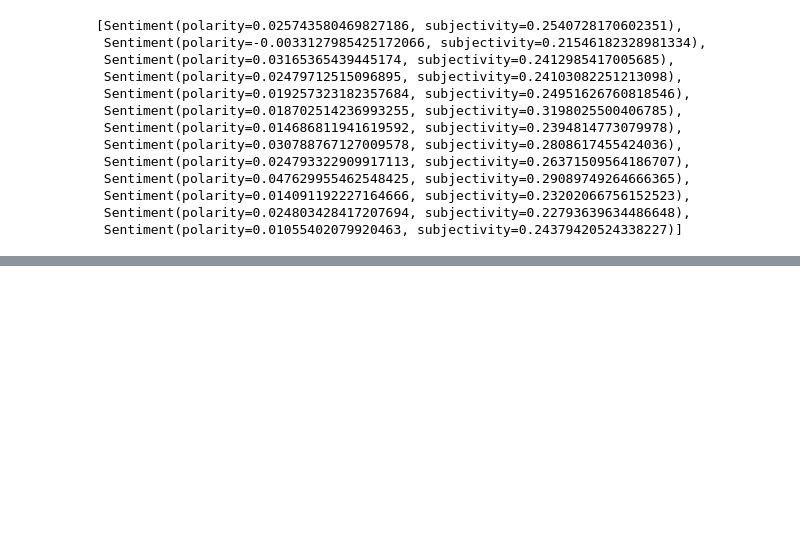
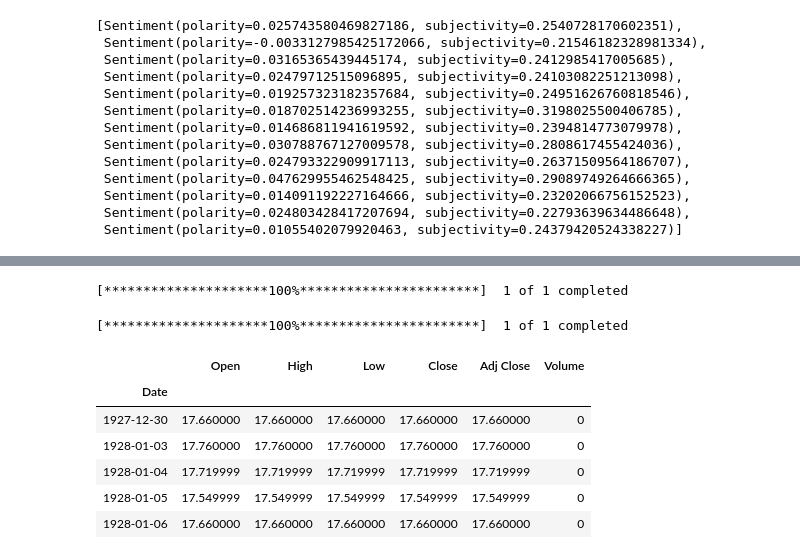
Before and after one commit to bmor2552/QQuarterlyInc, a Jupyter notebook: Notebooks/Step2_Modeling.ipynb, the cells around one changed output, grey strips where cells are left out. Cells and saved outputs as stored; diff of their text form; code cells hidden in the pictures; blank space fills up the shorter version.

```diff
--- a/Notebooks/Step2_Modeling.ipynb
+++ b/Notebooks/Step2_Modeling.ipynb
@@ -278,0 +612,21 @@ Alice Zhao Github Notebook: https://github.com/adashofdata/nlp-in-python-tutoria
+# %%
+# Downloading hirstorical price data for microsoft
+ticker = 'MSFT'
+hist = yf.download(ticker)
+# %% [output]
+[*********************100%***********************]  1 of 1 completed
+# %%
+ticker = '^GSPC' # doing the safe for S&P500 Index
+hist = yf.download(ticker)
+# %% [output]
+[*********************100%***********************]  1 of 1 completed
+# %%
+hist.head() # Viewing the price data that was collected
+# %% [output]
+|  | Open | High | Low | Close | Adj Close | Volume |
+| Date |  |  |  |  |  |  |
+| 1927-12-30 | 17.660000 | 17.660000 | 17.660000 | 17.660000 | 17.660000 | 0 |
+| 1928-01-03 | 17.760000 | 17.760000 | 17.760000 | 17.760000 | 17.760000 | 0 |
+| 1928-01-04 | 17.719999 | 17.719999 | 17.719999 | 17.719999 | 17.719999 | 0 |
+| 1928-01-05 | 17.549999 | 17.549999 | 17.549999 | 17.549999 | 17.549999 | 0 |
+| 1928-01-06 | 17.660000 | 17.660000 | 17.660000 | 17.660000 | 17.660000 | 0 |
```
Also changed, not shown: parts of 61 cells of this notebook.
